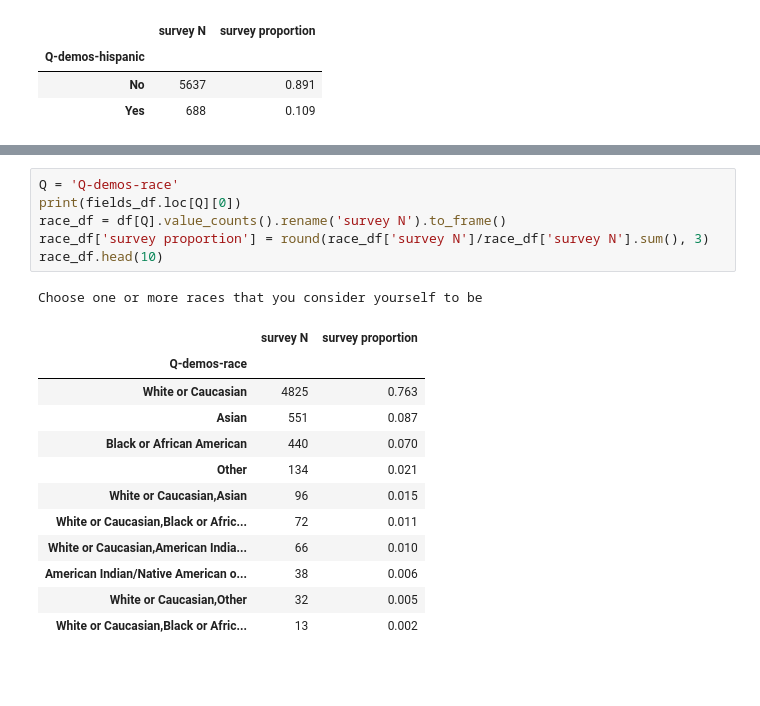
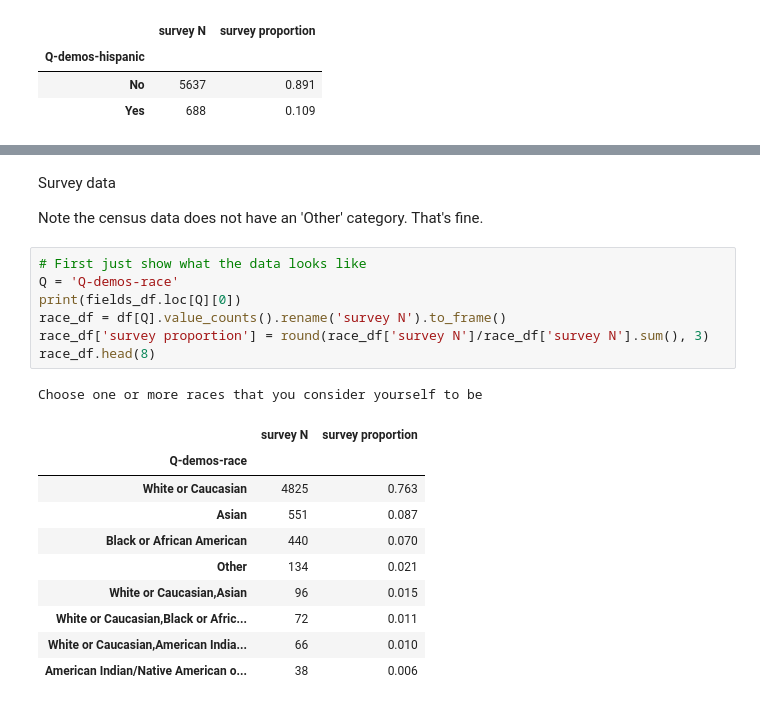
Before and after one commit to aberke/amazon-study, a Jupyter notebook: data-analysis/survey-demographics.ipynb, the cells around one changed output, grey strips where cells are left out. Cells and saved outputs as stored; diff of their text form; blank space fills up the shorter version.

Commit message:
updated demographics analysis to include in depth race comparisons
- Our data is highly correlated with census data w.r.t. race (p<0.001)
- Black participants underrepresented

```diff
--- a/data-analysis/survey-demographics.ipynb
+++ b/data-analysis/survey-demographics.ipynb
@@ -632,20 +662,23 @@ Are you of Spanish, Hispanic, or Latino origin?
+# %% [markdown]
+Survey data
+
+Note the census data does not have an 'Other' category. That's fine.
 # %%
+# First just show what the data looks like
 Q = 'Q-demos-race'
 print(fields_df.loc[Q][0])
 race_df = df[Q].value_counts().rename('survey N').to_frame()
 race_df['survey proportion'] = round(race_df['survey N']/race_df['survey N'].sum(), 3)
-race_df.head(10)
+race_df.head(8)
 # %% [output]
 Choose one or more races that you consider yourself to be
 |  | survey N | survey proportion |
 | Q-demos-race |  |  |
 | White or Caucasian | 4825 | 0.763 |
 | Asian | 551 | 0.087 |
 | Black or African American | 440 | 0.070 |
 | Other | 134 | 0.021 |
 | White or Caucasian,Asian | 96 | 0.015 |
 | White or Caucasian,Black or Afric... | 72 | 0.011 |
 | White or Caucasian,American India... | 66 | 0.010 |
 | American Indian/Native American o... | 38 | 0.006 |
-| White or Caucasian,Other | 32 | 0.005 |
-| White or Caucasian,Black or Afric... | 13 | 0.002 |
```
Also changed, not shown: parts of 7 cells of this notebook, 2 other files.
